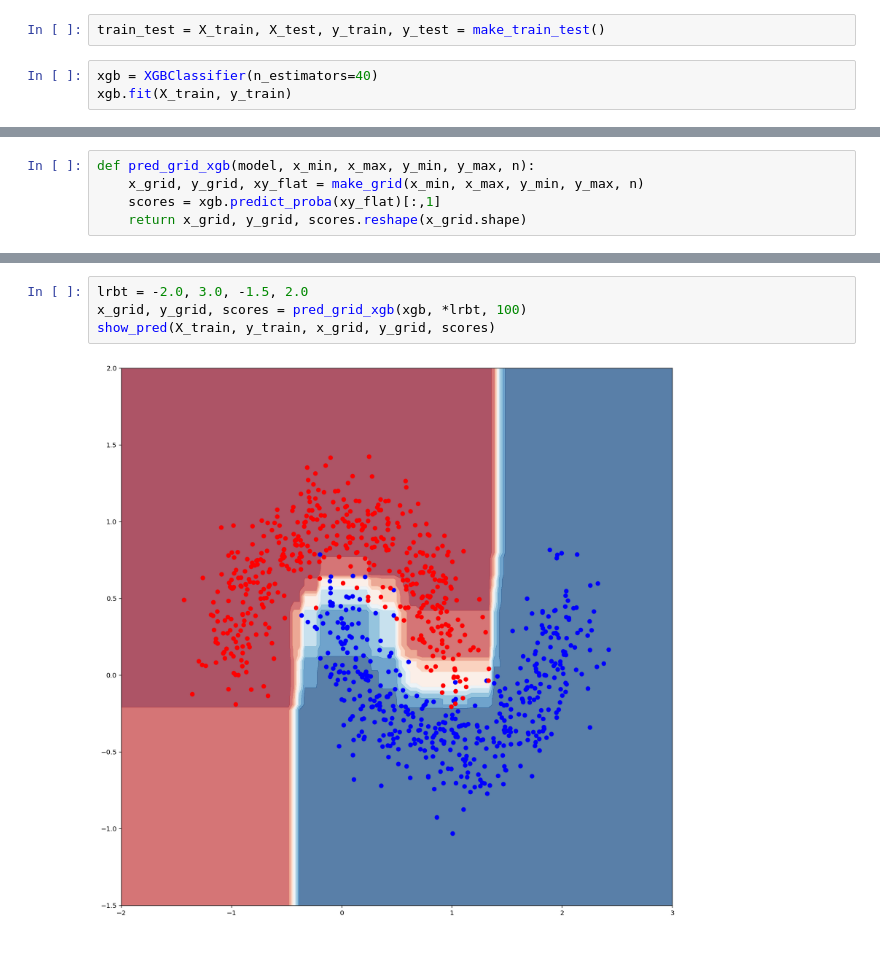
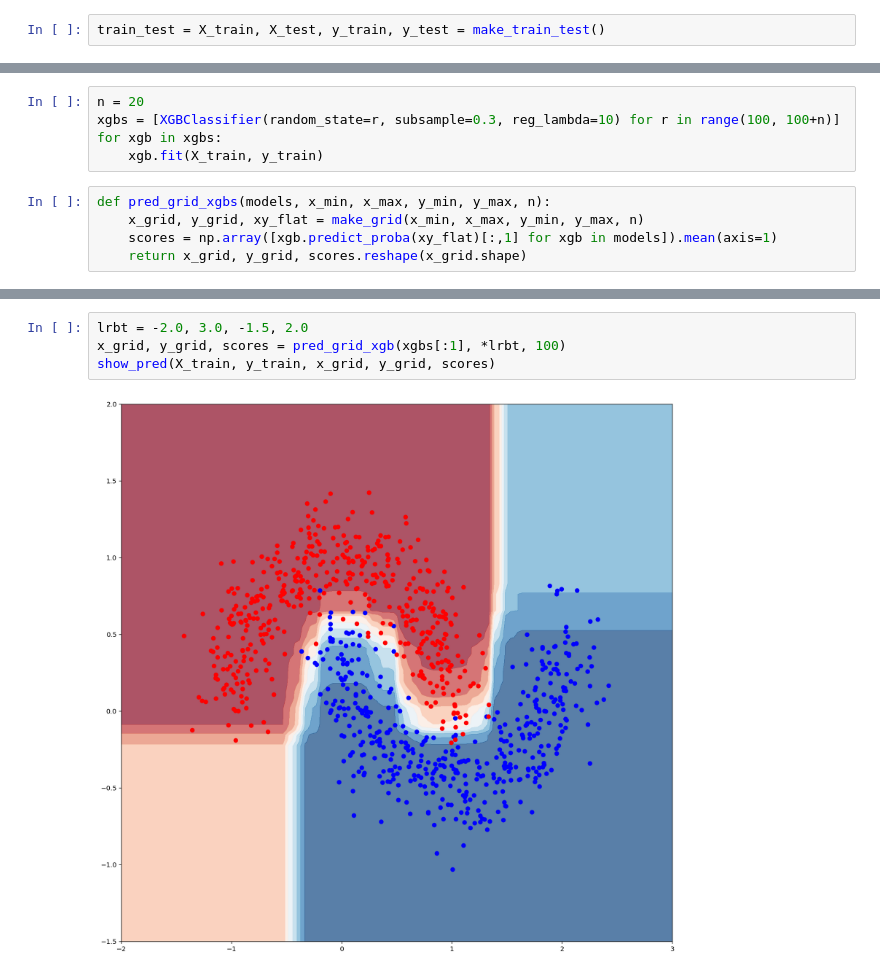
Before and after one commit to kwmsmith/model-uncertainty, a Jupyter notebook: notebooks/xgboost-classifier.ipynb, the cells around one changed output, grey strips where cells are left out. Drawn from its saved outputs; the diff is of its cells as text.

```diff
--- a/notebooks/xgboost-classifier.ipynb
+++ b/notebooks/xgboost-classifier.ipynb
@@ -9,6 +9,3 @@ import seaborn as sns
 %config InlineBackend.figure_format = 'retina'
 # %%
 train_test = X_train, X_test, y_train, y_test = make_train_test()
-# %%
-xgb = XGBClassifier(n_estimators=40)
-xgb.fit(X_train, y_train)
@@ -22,6 +12,11 @@ XGBClassifier(base_score=0.5, booster='gbtree', colsample_bylevel=1,
+# %%
+n = 20
+xgbs = [XGBClassifier(random_state=r, subsample=0.3, reg_lambda=10) for r in range(100, 100+n)]
+for xgb in xgbs:
+    xgb.fit(X_train, y_train)
 # %%
-def pred_grid_xgb(model, x_min, x_max, y_min, y_max, n):
+def pred_grid_xgbs(models, x_min, x_max, y_min, y_max, n):
     x_grid, y_grid, xy_flat = make_grid(x_min, x_max, y_min, y_max, n)
-    scores = xgb.predict_proba(xy_flat)[:,1]
+    scores = np.array([xgb.predict_proba(xy_flat)[:,1] for xgb in models]).mean(axis=1)
     return x_grid, y_grid, scores.reshape(x_grid.shape)
 # %%
@@ -48,6 +43,6 @@ weighted avg       1.00      1.00      1.00       100
 # %%
 lrbt = -2.0, 3.0, -1.5, 2.0
-x_grid, y_grid, scores = pred_grid_xgb(xgb, *lrbt, 100)
+x_grid, y_grid, scores = pred_grid_xgb(xgbs[:1], *lrbt, 100)
 show_pred(X_train, y_train, x_grid, y_grid, scores)
 # %% [output]
-[figure, old version]
+[figure, new version]
```
Also changed, not shown: parts of 2 cells of this notebook, 1 other file.
